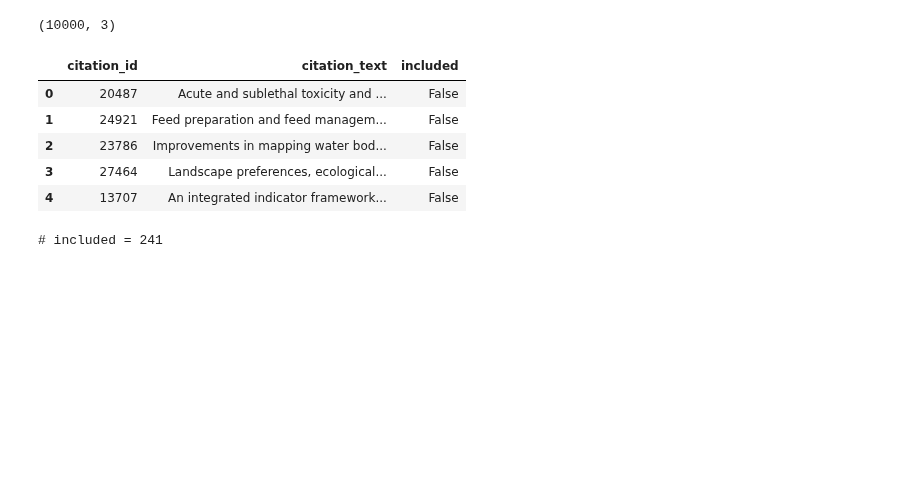
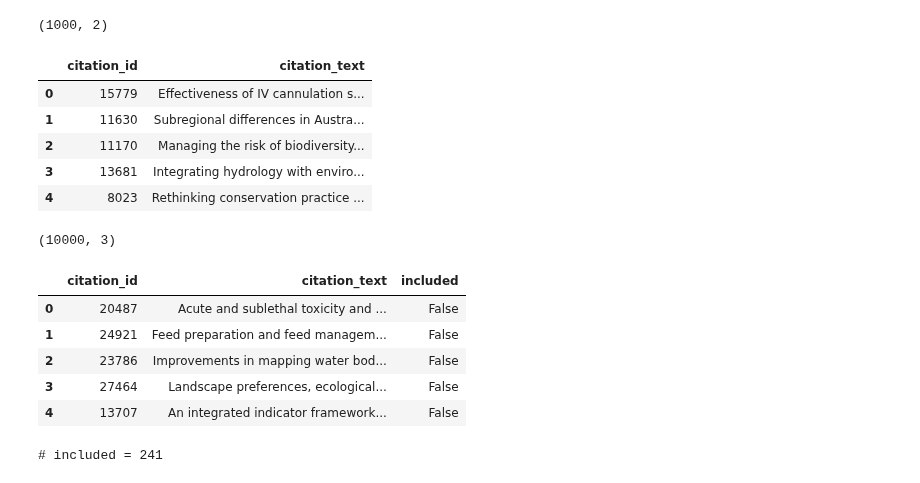
Before and after one commit to datakind/permanent-colandr-back, a Jupyter notebook: notebooks/scratchpad.ipynb, the cells around one changed output. Saved outputs shown, nothing was run; the diff lists cells and outputs as text; code cells hidden in the pictures; blank space fills up the shorter version.

```diff
--- a/notebooks/scratchpad.ipynb
+++ b/notebooks/scratchpad.ipynb
@@ -39,0 +22,4 @@ list(included_or_not.items())[:10]
+# %%
+# load (known!) include/exclude decisions
+selection_data = cipy.hacks.load_citation_selection_data()
+list(selection_data.items())[:10]
@@ -40,3 +37,42 @@ list(included_or_not.items())[:10]
+# %%
+query = cipy.db.queries.SELECT_CITATIONS_TO_SCREEN
+query = """
+SELECT
+    t1.citation_id,
+    TRIM('\n' FROM concat_ws('\n\n', COALESCE(title, ''),
+                             COALESCE(abstract, ''),
+                             COALESCE(array_to_string(keywords, ', '), ''))
+        ) AS citation_text
+FROM
+    citations AS t1,
+    citation_status AS t2,
+    reviews AS t3
+WHERE
+    t1.review_id = %(review_id)s
+    AND t3.review_id = %(review_id)s
+    AND t1.citation_id = t2.citation_id
+    AND t2.status != 'excluded'
+    AND CAST(t2.deduplication->>'is_duplicate' AS boolean) IS FALSE
+    AND (t2.citation_screening IS NULL
+         OR jsonb_array_length(t2.citation_screening) < CAST(t3.settings->>'num_citation_screenign_reviewers' AS INT))
+ORDER BY random()
+LIMIT %(sample_size)s
+"""
+
+bindings = {'review_id': 1, 'sample_size': 1000}
+df = pd.DataFrame(pgdb.run_query(query, bindings))
+# df['included'] = df['citation_id'].map(lambda cid: included_or_not[cid])
+
+print(df.shape)
+df.head()
+# %% [output]
+(1000, 2)
+|  | citation_id | citation_text |
+| 0 | 15779 | Effectiveness of IV cannulation s... |
+| 1 | 11630 | Subregional differences in Austra... |
+| 2 | 11170 | Managing the risk of biodiversity... |
+| 3 | 13681 | Integrating hydrology with enviro... |
+| 4 | 8023 | Rethinking conservation practice ... |
 # %%
 query = cipy.db.queries.SELECT_SAMPLE_CITATION_TEXTS
 bindings = {'review_id': review_id, 'sample_size': 10000}
```
Also changed, not shown: parts of 2 cells of this notebook, 8 other files.
